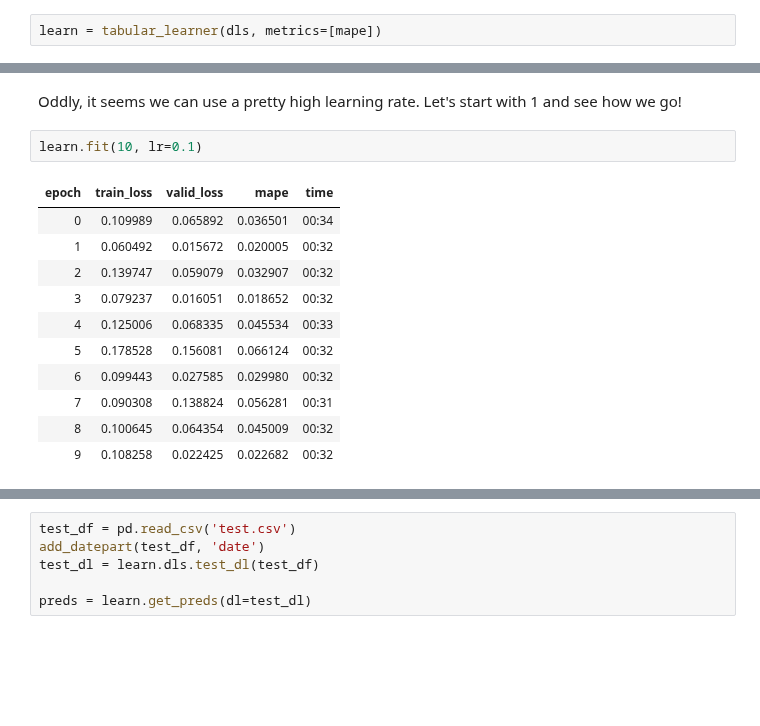
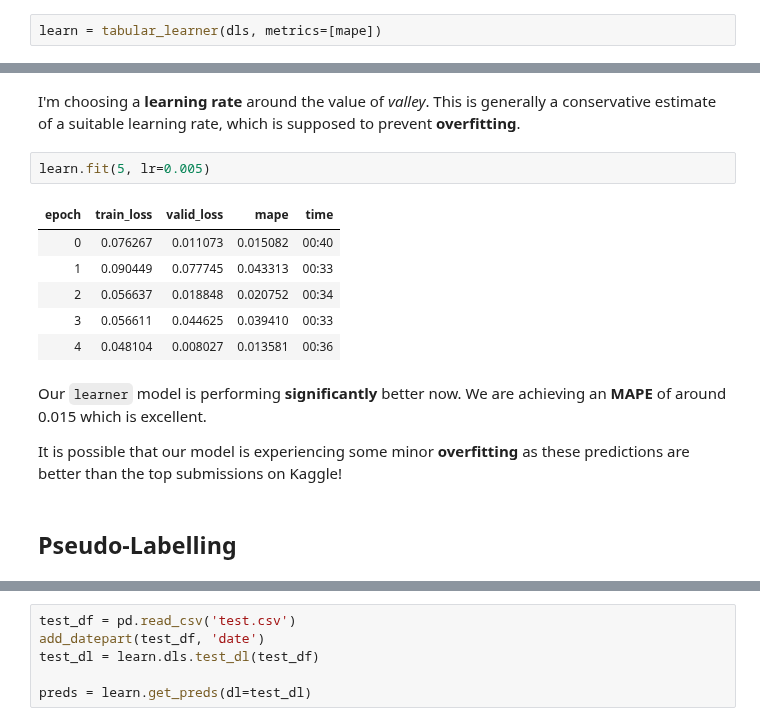
Before and after one commit to frank-895/machine_learning_journey, a Jupyter notebook: predict_sticker_sales/sticker_sales.ipynb, the cells around one changed output, grey strips where cells are left out. Saved outputs shown, nothing was run; the diff lists cells and outputs as text; blank space fills up the shorter version.

Commit message:
Improved model's hyperparameters, including learning rate.

```diff
--- a/predict_sticker_sales/sticker_sales.ipynb
+++ b/predict_sticker_sales/sticker_sales.ipynb
@@ -279,16 +300,17 @@ SuggestedLRs(slide=6.30957365501672e-05, valley=0.013182567432522774)
-# %% [markdown]
-Oddly, it seems we can use a pretty high learning rate. Let's start with 1 and see how we go!
+# %% [markdown]
+I'm choosing a **learning rate** around the value of *valley*. This is generally a conservative estimate of a suitable learning rate, which is supposed to prevent **overfitting**.
 # %%
-learn.fit(10, lr=0.1)
+learn.fit(5, lr=0.005)
 # %% [output]
 | epoch | train_loss | valid_loss | mape | time |
-| 0 | 0.109989 | 0.065892 | 0.036501 | 00:34 |
-| 1 | 0.060492 | 0.015672 | 0.020005 | 00:32 |
-| 2 | 0.139747 | 0.059079 | 0.032907 | 00:32 |
-| 3 | 0.079237 | 0.016051 | 0.018652 | 00:32 |
-| 4 | 0.125006 | 0.068335 | 0.045534 | 00:33 |
-| 5 | 0.178528 | 0.156081 | 0.066124 | 00:32 |
-| 6 | 0.099443 | 0.027585 | 0.029980 | 00:32 |
-| 7 | 0.090308 | 0.138824 | 0.056281 | 00:31 |
-| 8 | 0.100645 | 0.064354 | 0.045009 | 00:32 |
-| 9 | 0.108258 | 0.022425 | 0.022682 | 00:32 |
+| 0 | 0.076267 | 0.011073 | 0.015082 | 00:40 |
+| 1 | 0.090449 | 0.077745 | 0.043313 | 00:33 |
+| 2 | 0.056637 | 0.018848 | 0.020752 | 00:34 |
+| 3 | 0.056611 | 0.044625 | 0.039410 | 00:33 |
+| 4 | 0.048104 | 0.008027 | 0.013581 | 00:36 |
+# %% [markdown]
+Our `learner` model is performing **significantly** better now. We are achieving an **MAPE** of around 0.015 which is excellent.
+
+It is possible that our model is experiencing some minor **overfitting** as these predictions are better than the top submissions on Kaggle!
+# %% [markdown]
+## Pseudo-Labelling
```
Also changed, not shown: parts of 27 cells of this notebook.
